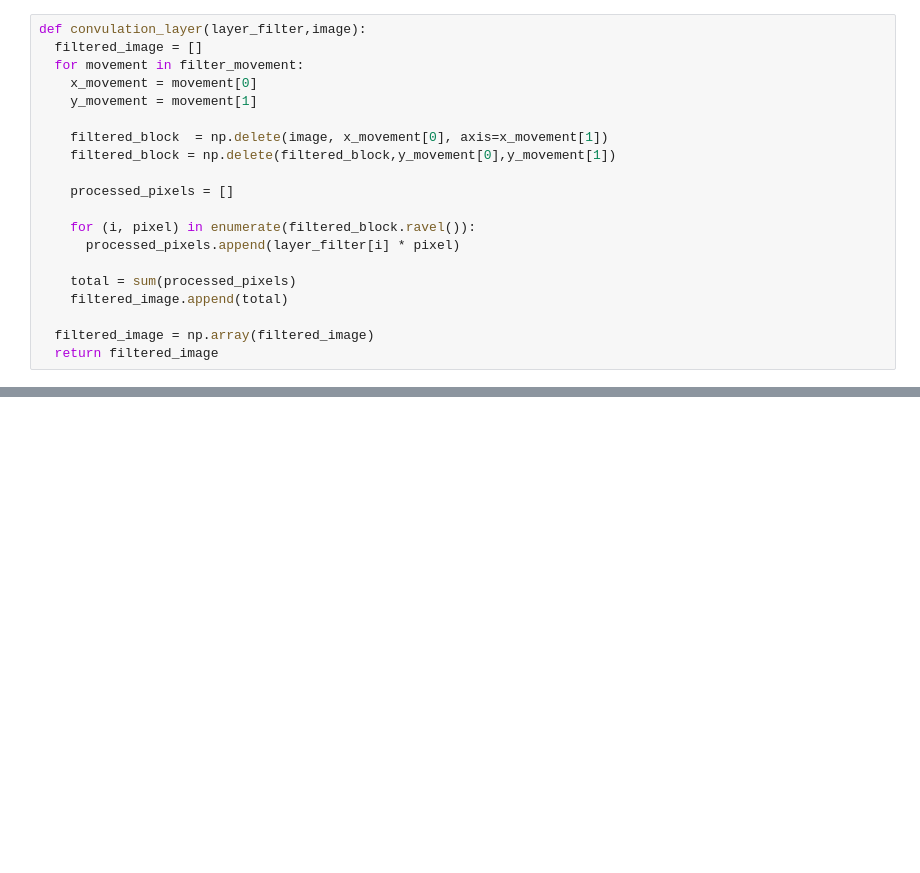
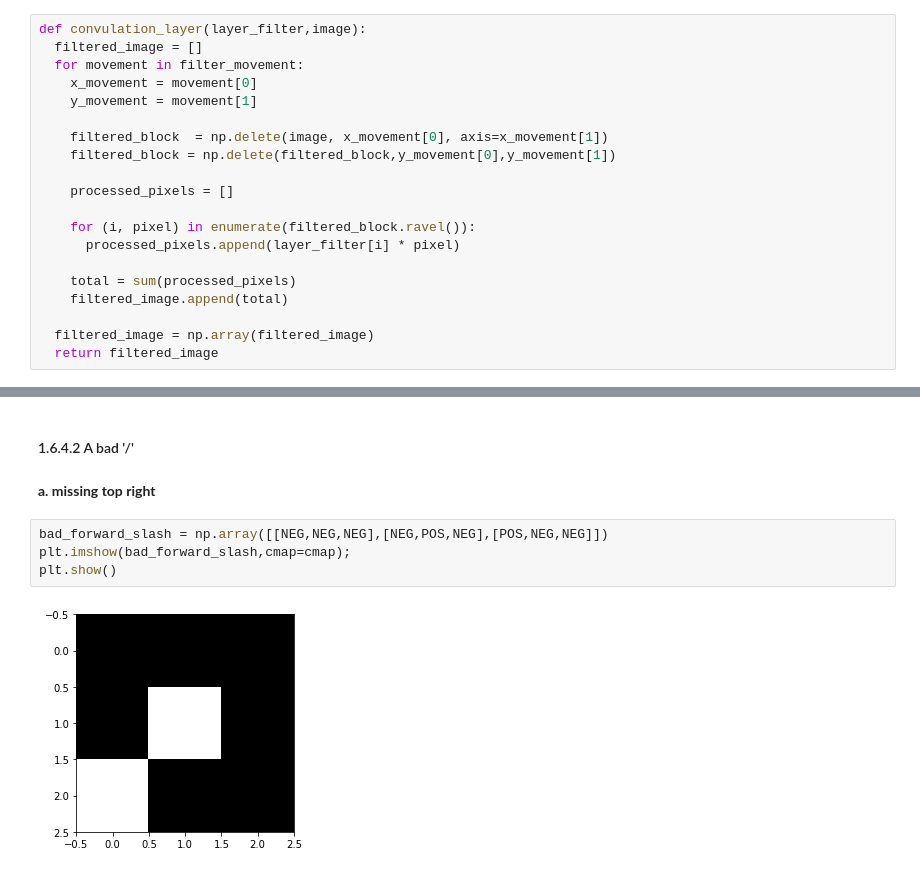
Before and after one commit to konishon/experiments, a Jupyter notebook: A_intro_to_cnn.ipynb, the cells around one changed output, grey strips where cells are left out. Saved outputs shown, nothing was run; the diff lists cells and outputs as text; blank space fills up the shorter version.

```diff
--- a/A_intro_to_cnn.ipynb
+++ b/A_intro_to_cnn.ipynb
@@ -277,0 +359,10 @@ predict(forward_slash)
+# %% [markdown]
+#### 1.6.4.2 A bad '/'
+# %% [markdown]
+**a. missing top right**
+# %%
+bad_forward_slash = np.array([[NEG,NEG,NEG],[NEG,POS,NEG],[POS,NEG,NEG]])
+plt.imshow(bad_forward_slash,cmap=cmap);
+plt.show()
+# %% [output]
+[figure, added]
```
Also changed, not shown: parts of 76 cells of this notebook, 1 other file.
